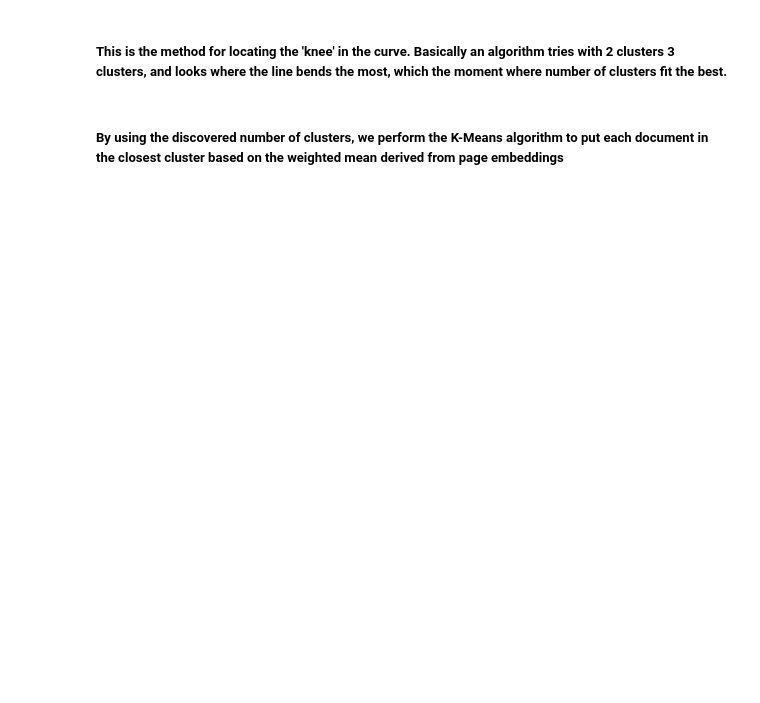
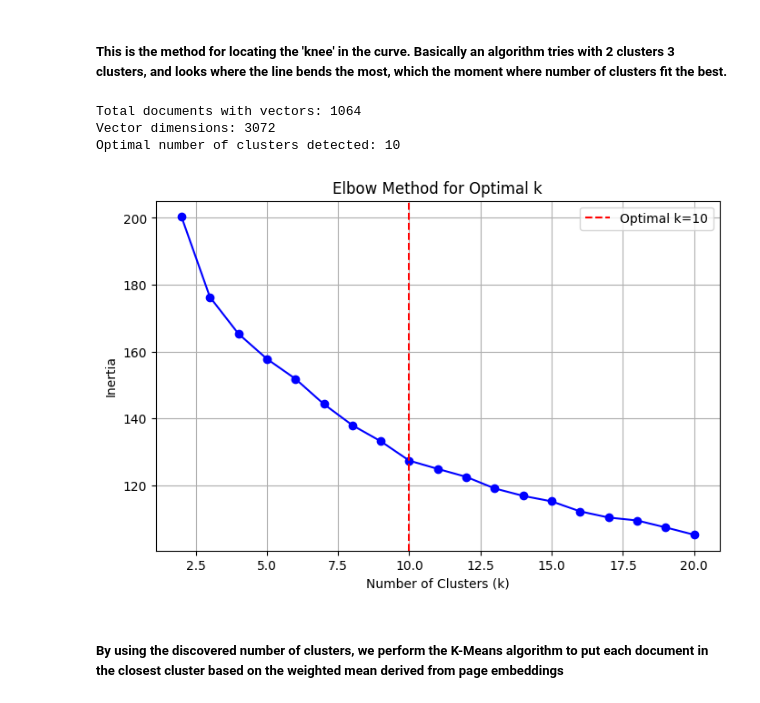
Before and after one commit to kgalic/vl-blogs, a Jupyter notebook: src/01.clustering-documents/02.clustering-approach-01.ipynb, the cells around one changed output. Saved outputs shown, nothing was run; the diff lists cells and outputs as text; code cells hidden in the pictures; blank space fills up the shorter version.

```diff
--- a/src/01.clustering-documents/02.clustering-approach-01.ipynb
+++ b/src/01.clustering-documents/02.clustering-approach-01.ipynb
@@ -86,34 +135,39 @@ inertias = []
 K_range = range(2, min(21, len(doc_vectors)))
 
 for k in K_range:
     kmeans = KMeans(n_clusters=k, random_state=42, n_init=10)
     kmeans.fit(doc_vectors_array)
     inertias.append(kmeans.inertia_)
 
 # Automatically detect the elbow point
 kl = KneeLocator(
     list(K_range),
     inertias,
     curve='convex',
     direction='decreasing'
 )
 optimal_k = kl.elbow if kl.elbow is not None else 8
 
 print(f"Optimal number of clusters detected: {optimal_k}")
 
 # Plot elbow curve with optimal point marked
-plt.figure(figsize=(10, 6))
+plt.figure(figsize=(8, 5))
 plt.plot(K_range, inertias, 'bo-')
 plt.axvline(x=optimal_k, color='r', linestyle='--', label=f'Optimal k={optimal_k}')
 plt.xlabel('Number of Clusters (k)')
 plt.ylabel('Inertia')
 plt.title('Elbow Method for Optimal k')
 plt.legend()
 plt.grid(True)
 plt.show()
 
 # Perform clustering with the optimal number of clusters
 n_clusters = optimal_k
+# %% [output]
+Total documents with vectors: 1064
+Vector dimensions: 3072
+Optimal number of clusters detected: 10
+[figure, added]
 # %% [markdown]
 <h5> By using the discovered number of clusters, we perform the K-Means algorithm to put each document in the closest cluster based on the weighted mean derived from page embeddings </h5>
 # %%
```
Also changed, not shown: parts of 7 cells of this notebook, 8 other files.
